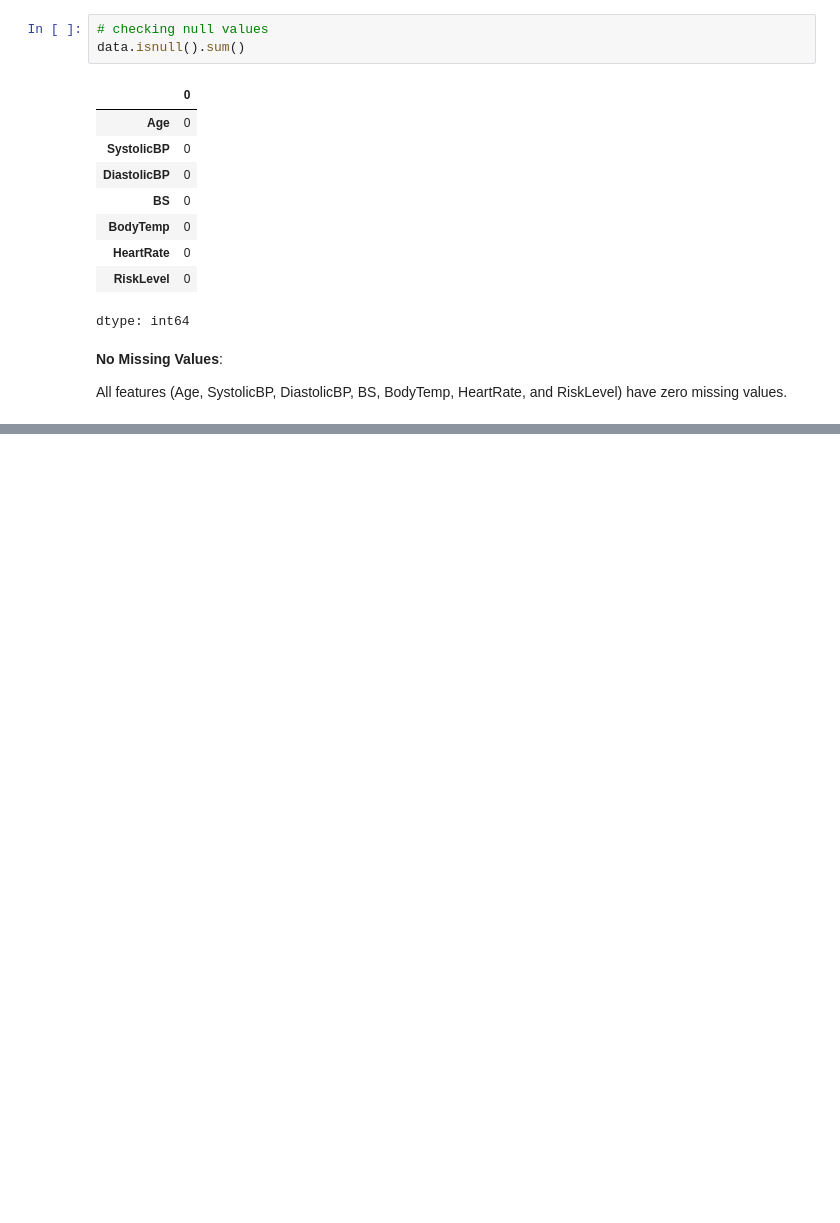
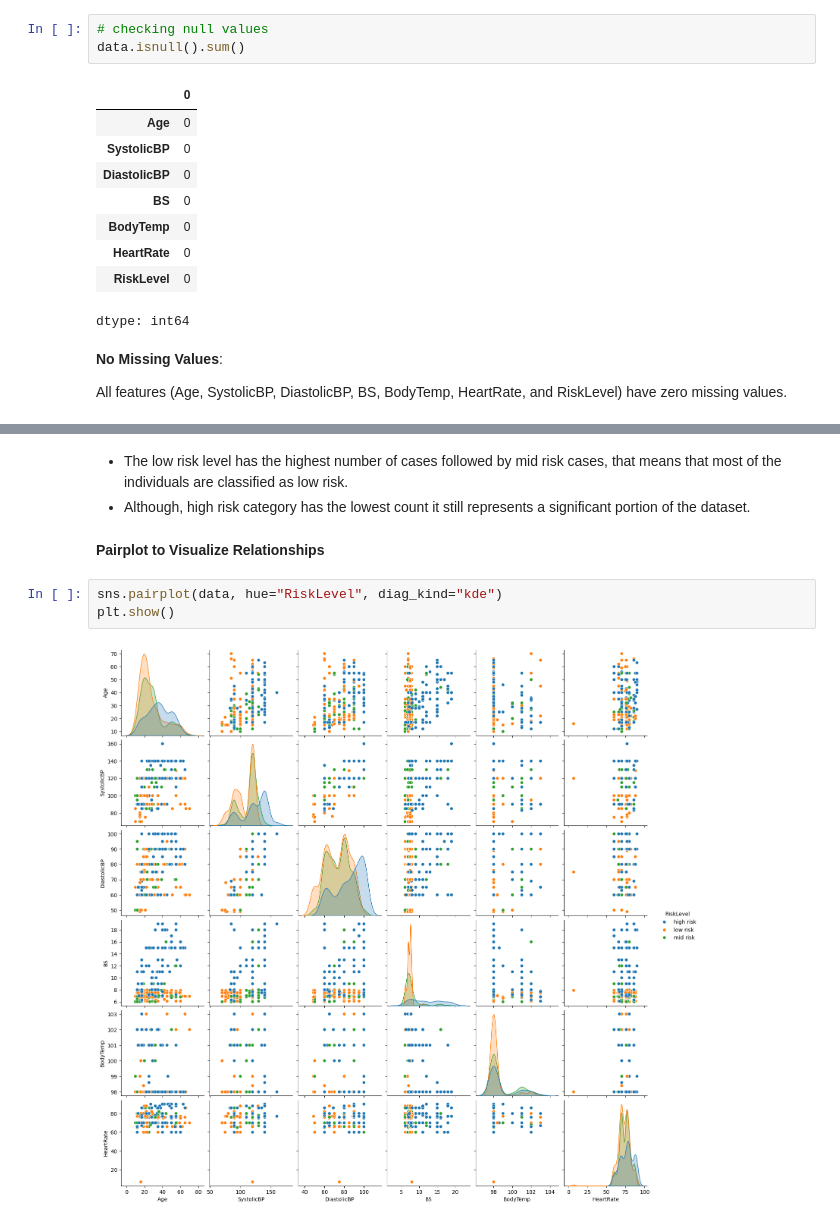
Before and after one commit to jascodebrewer/maternal-health-risk, a Jupyter notebook: Predicting_Maternal_Health_Risk.ipynb, the cells around one changed output, grey strips where cells are left out. Cells and saved outputs as stored; diff of their text form; blank space fills up the shorter version.

```diff
--- a/Predicting_Maternal_Health_Risk.ipynb
+++ b/Predicting_Maternal_Health_Risk.ipynb
@@ -150,0 +195,10 @@ All features (Age, SystolicBP, DiastolicBP, BS, BodyTemp, HeartRate, and RiskLev
+# %% [markdown]
+- The low risk level has the highest number of cases followed by mid risk cases, that means that most of the individuals are classified as low risk.
+- Although, high risk category has the lowest count it still represents a significant portion of the dataset.
+# %% [markdown]
+**Pairplot to Visualize Relationships**
+# %%
+sns.pairplot(data, hue="RiskLevel", diag_kind="kde")
+plt.show()
+# %% [output]
+[figure, added]
```
Also changed, not shown: parts of 44 cells of this notebook.
